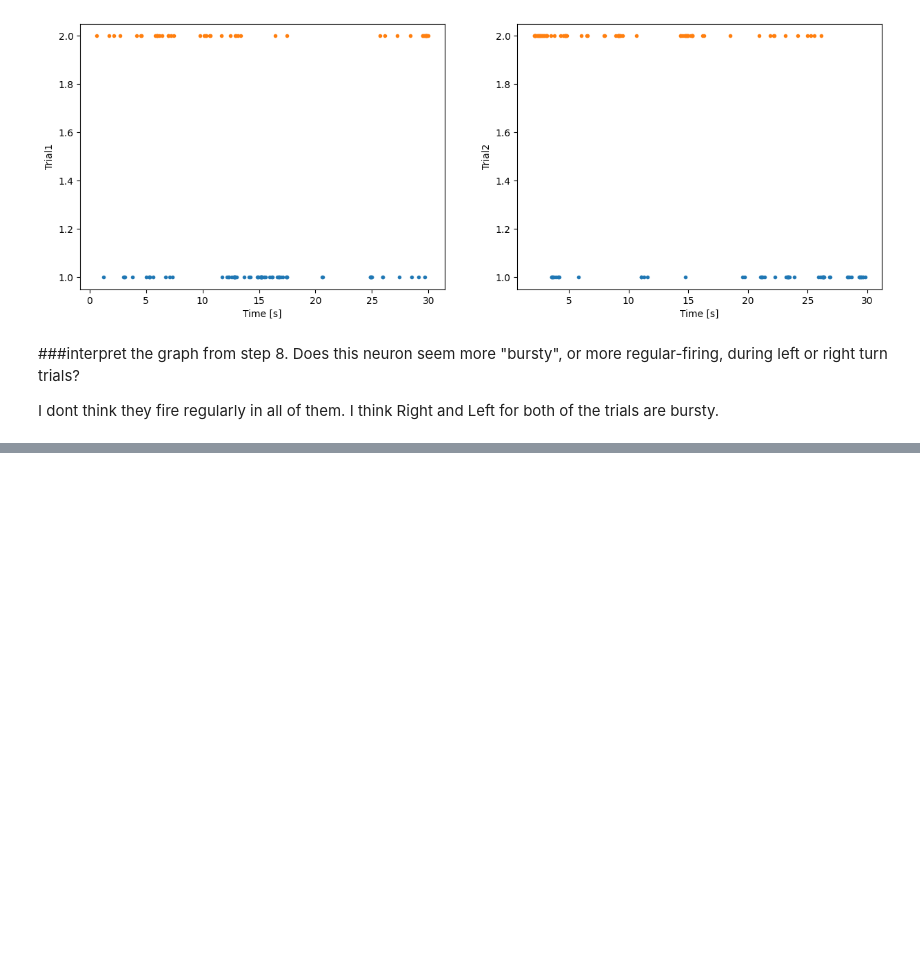
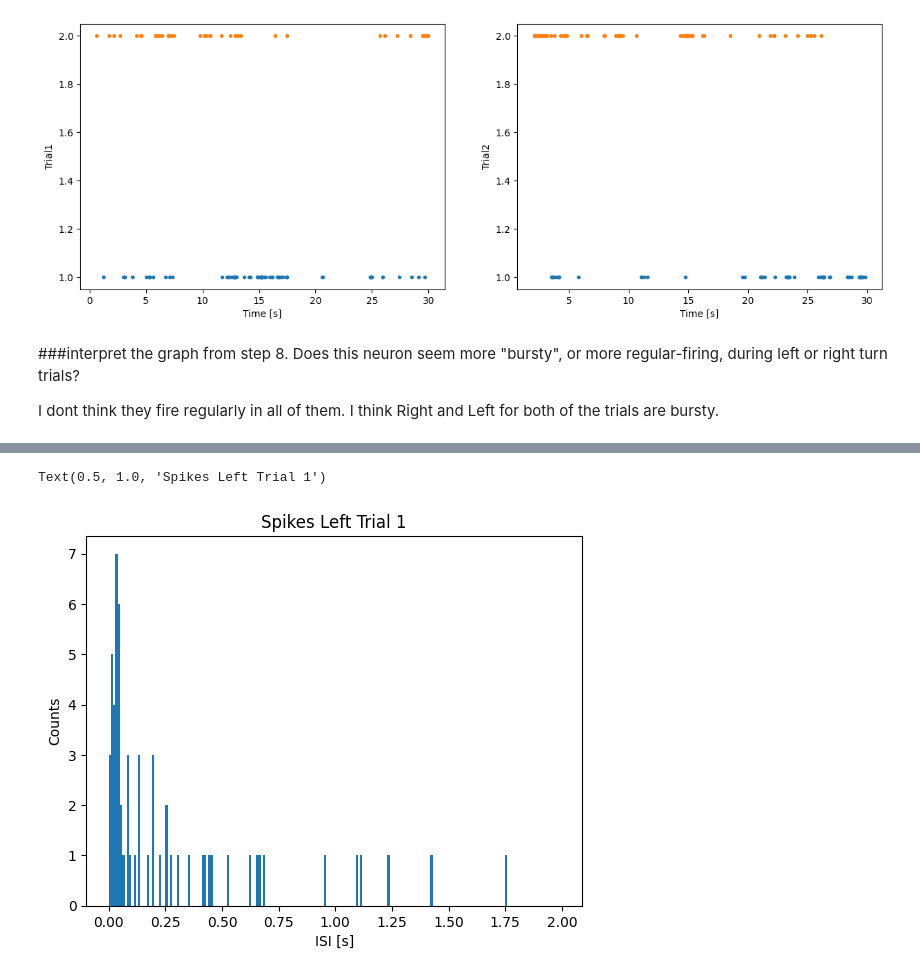
Before and after one commit to ChelseyCochrane/chelseys-repository, a Jupyter notebook: coding_homework_7.ipynb, the cells around one changed output, grey strips where cells are left out. Saved outputs shown, nothing was run; the diff lists cells and outputs as text; code cells hidden in the pictures; blank space fills up the shorter version.

```diff
--- a/coding_homework_7.ipynb
+++ b/coding_homework_7.ipynb
@@ -162,0 +152,11 @@ plt.hist(ISIL2, bins)
+# %%
+# making histograms for the left first trial ISI arrays. Set the bins for your histograms to start at time 0, and end at time 2 s, with a bin size equal to 0.01 s. Label your axes.
+
+bins = np.arange(0, 2, 0.01)
+plt.hist(ISIL1, bins)
+plt.xlabel('ISI [s]')
+plt.ylabel('Counts')
+plt.title('Spikes Left Trial 1')
+# %% [output]
+Text(0.5, 1.0, 'Spikes Left Trial 1')
+[figure, added]
```
Also changed, not shown: parts of 10 cells of this notebook.
